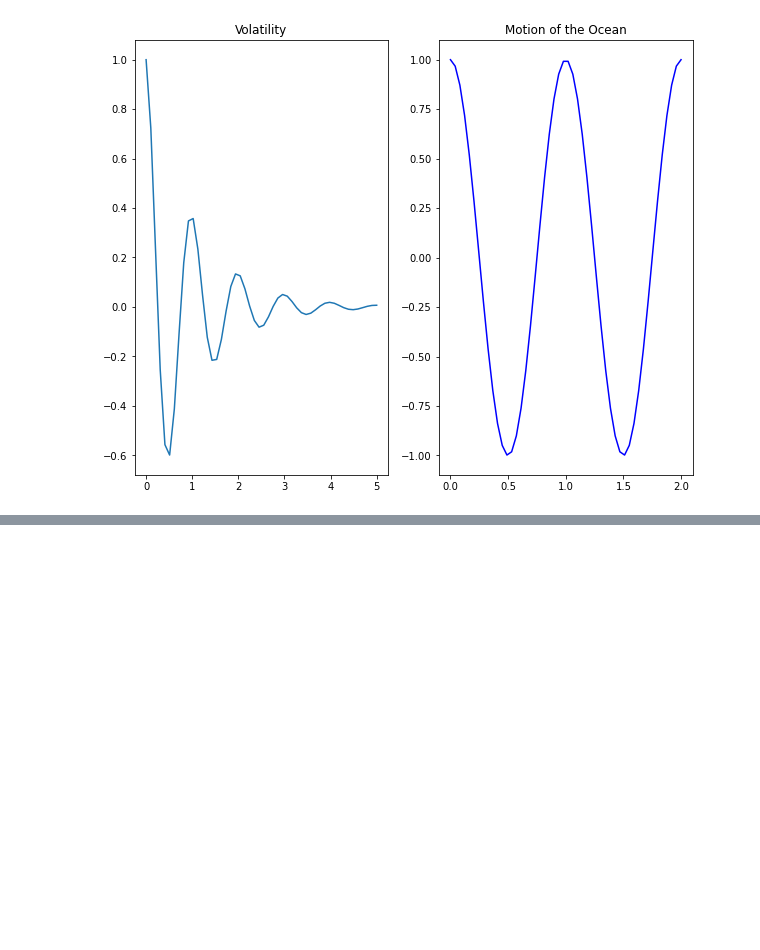
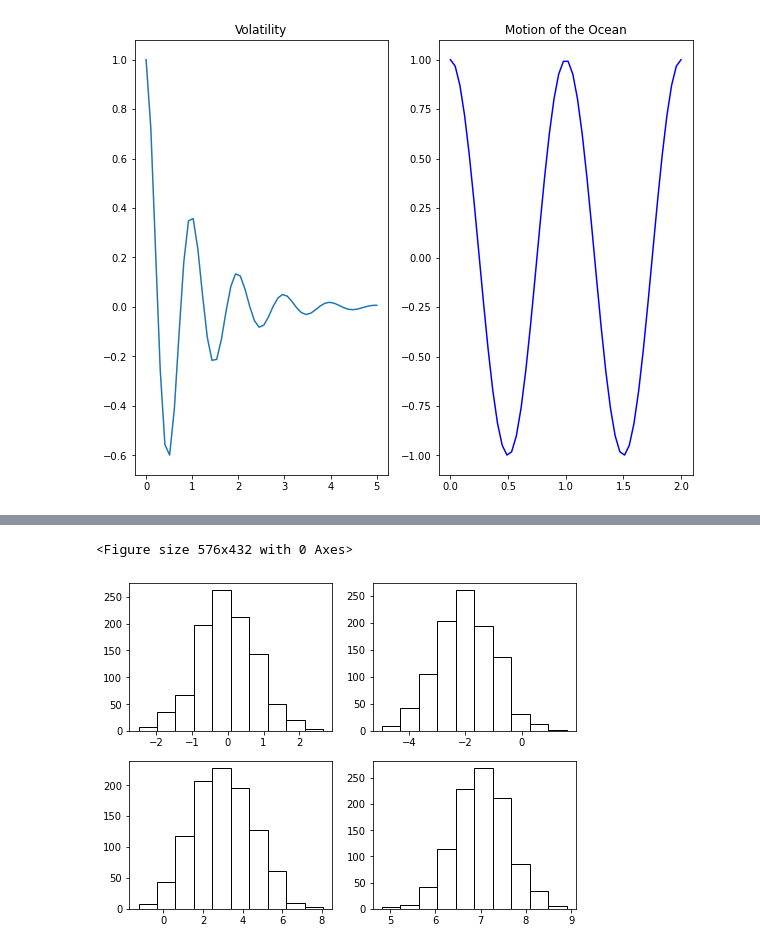
Before and after one commit to fred-lindsey/python-exercises, a Jupyter notebook: MATPLOTLIB_notes.ipynb, the cells around one changed output, grey strips where cells are left out. Cells and saved outputs as stored; diff of their text form; code cells hidden in the pictures; blank space fills up the shorter version.

Commit message:
updates to import exercises, list comprehensions, etc

```diff
--- a/MATPLOTLIB_notes.ipynb
+++ b/MATPLOTLIB_notes.ipynb
@@ -240,0 +303,19 @@ Text(0.5, 1.0, 'Motion of the Ocean')
+# %%
+plt.figure(figsize = (8, 6))
+
+x1 = [random.gauss(0, 0.8) for _ in range(1000)]
+x2 = [random.gauss(-2, 1) for _ in range(1000)]
+x3 = [random.gauss(3, 1.5) for _ in range(1000)]
+x4 = [random.gauss(7, 0.6) for _ in range(1000)]
+
+# make subplots using for loop
+plt.figure(figsize = (8,6))
+x = [x1, x2, x3,x4] # make a list of lists to iterate through
+
+
+for i in range(len(x)):
+    plt.subplot(2,2,i +1)
+    plt.hist(x[i], ec = 'k', color = 'w')
+# %% [output]
+<Figure size 576x432 with 0 Axes>
+[figure, added]
```
Also changed, not shown: parts of 9 cells of this notebook, 3 other files.
